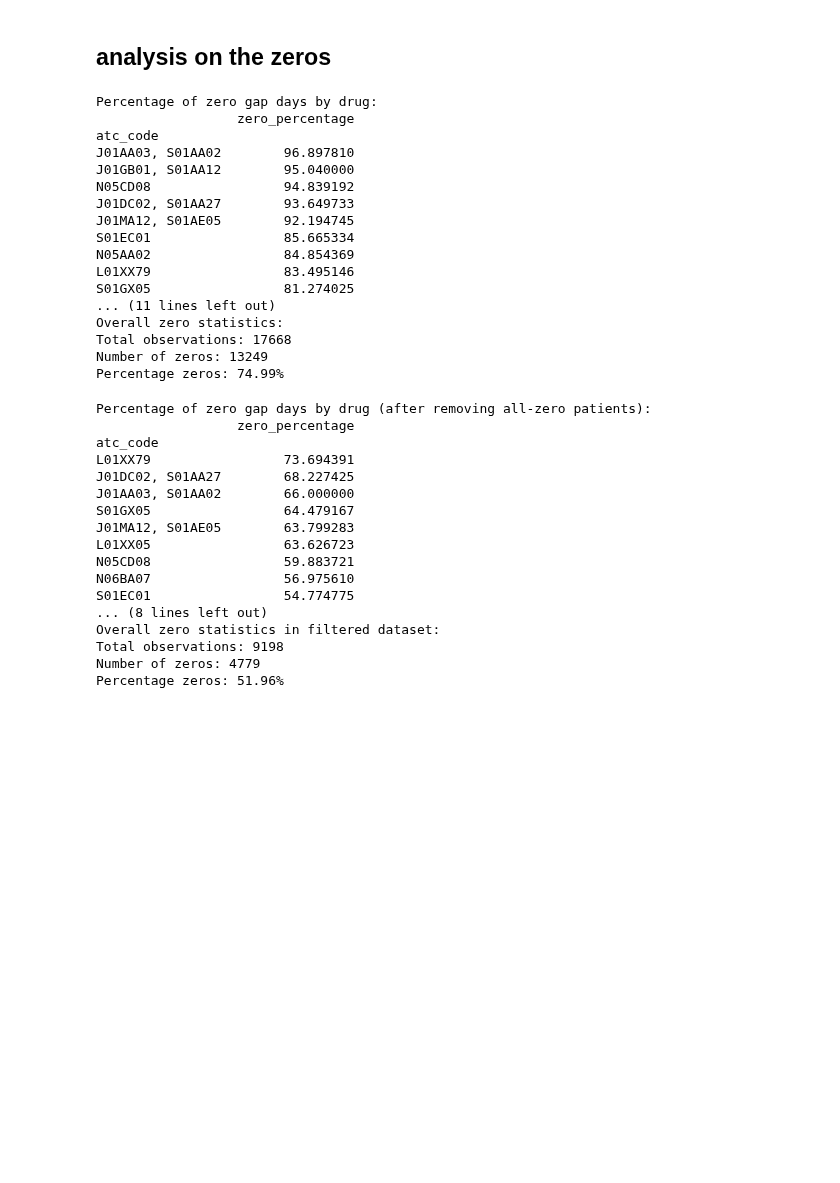
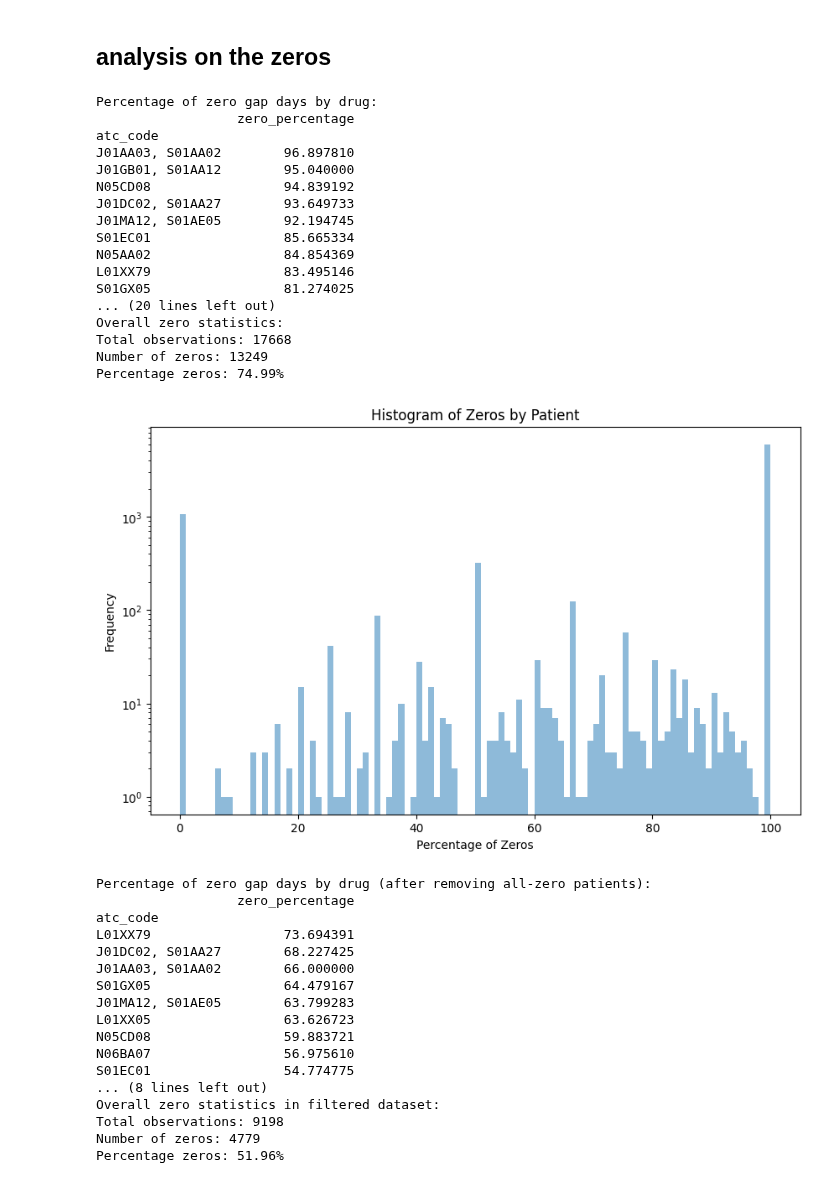
Before and after one commit to spicadust/Project_PerMed, a Jupyter notebook: notebooks/pattern/glm.ipynb, the cells around one changed output. Saved outputs shown, nothing was run; the diff lists cells and outputs as text; code cells hidden in the pictures; blank space fills up the shorter version.

Commit message:
Add analysis on zero-gap percentages between different people

```diff
--- a/notebooks/pattern/glm.ipynb
+++ b/notebooks/pattern/glm.ipynb
@@ -323,7 +323,15 @@ if "eid" in df.columns:
     print("\nPercentage of patients with all zeros:")
     print(f"{(zero_by_patient['zero_percentage'] == 100).mean() * 100:.2f}%")
 
-# 3. statistics about zeros
+# 3. percentage of zeros for each person
+zero_by_patient = (
+    df.groupby("eid")
+    .agg({"gap_days": lambda x: (x == 0).mean() * 100})
+    .rename(columns={"gap_days": "zero_percentage"})
+)
+print(zero_by_patient.describe())
+
+# 4. statistics about zeros
 print("\nOverall zero statistics:")
 print(f"Total observations: {len(df)}")
 print(f"Number of zeros: {(df['gap_days'] == 0).sum()}")
@@ -341,11 +349,22 @@ S01EC01                 85.665334
 N05AA02                 84.854369
 L01XX79                 83.495146
 S01GX05                 81.274025
-... (11 lines left out)
+... (20 lines left out)
 Overall zero statistics:
 Total observations: 17668
 Number of zeros: 13249
 Percentage zeros: 74.99%
+# %%
+# histogram of zeros by patient
+plt.figure(figsize=(10, 6))
+plt.hist(zero_by_patient["zero_percentage"], bins=100, alpha=0.5)
+plt.xlabel("Percentage of Zeros")
+plt.ylabel("Frequency")
+plt.yscale("log")
+plt.title("Histogram of Zeros by Patient")
+plt.show()
+# %% [output]
+[figure, added]
 # %%
 # First identify patients with all zeros
 zero_by_patient = (
```
Also changed, not shown: parts of 1 cell of this notebook.
